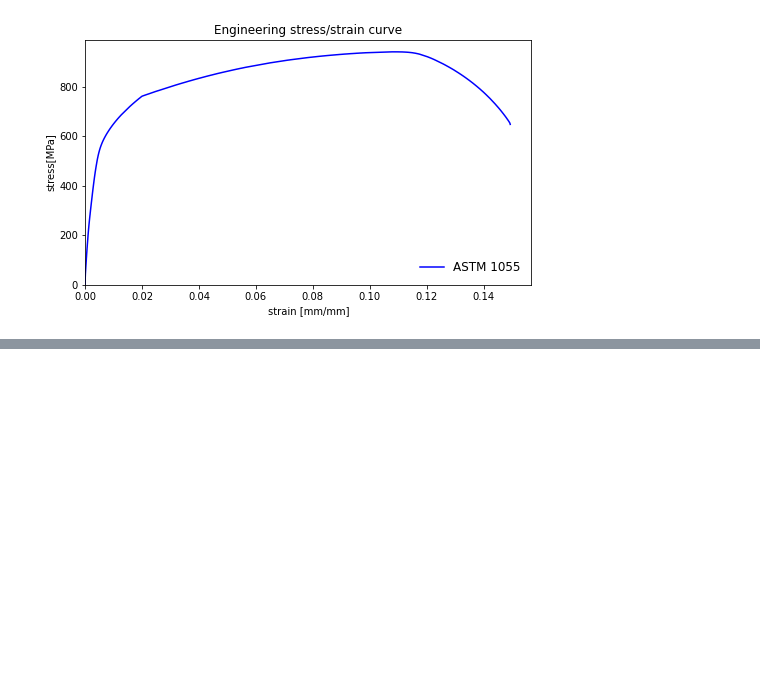
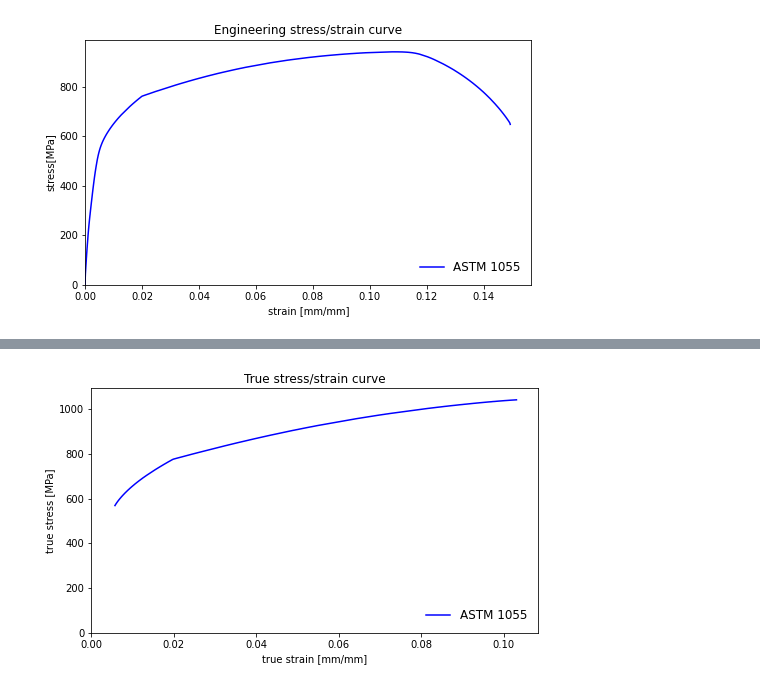
Before and after one commit to pedrodamas0803/mechtest_ufmg, a Jupyter notebook: docs/demo.ipynb, the cells around one changed output, grey strips where cells are left out. Cells and saved outputs as stored; diff of their text form; code cells hidden in the pictures; blank space fills up the shorter version.

```diff
--- a/docs/demo.ipynb
+++ b/docs/demo.ipynb
@@ -90,0 +101,4 @@ steel1.plot_conventional_curve(save=True)
+# %%
+steel1.plot_true_curve()
+# %% [output]
+[figure, added]
```
Also changed, not shown: parts of 11 cells of this notebook, 1 other file.
